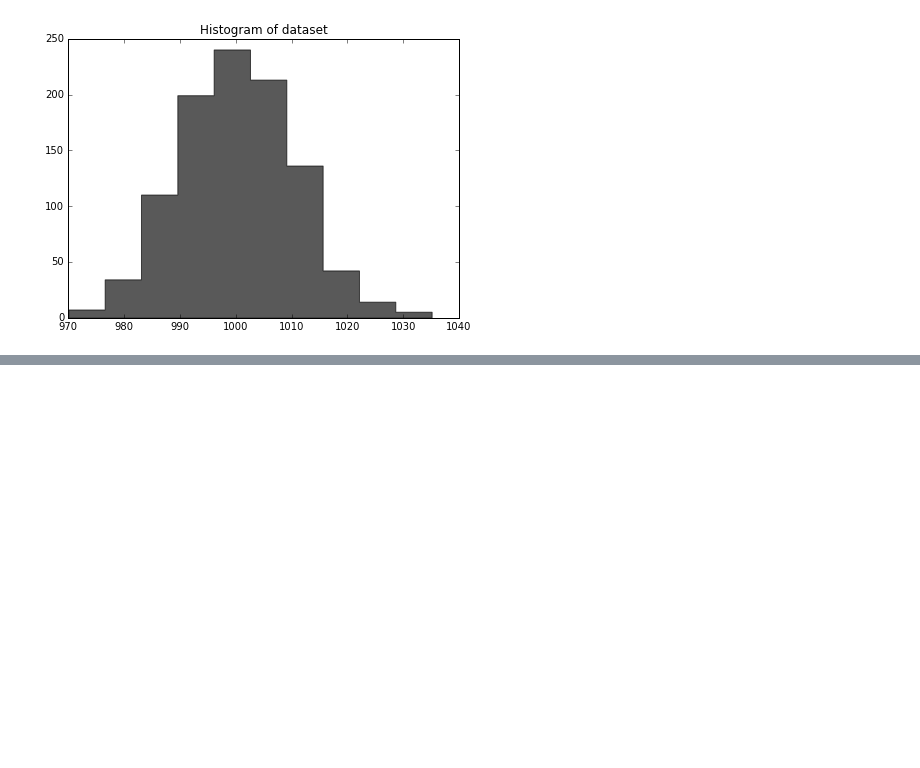
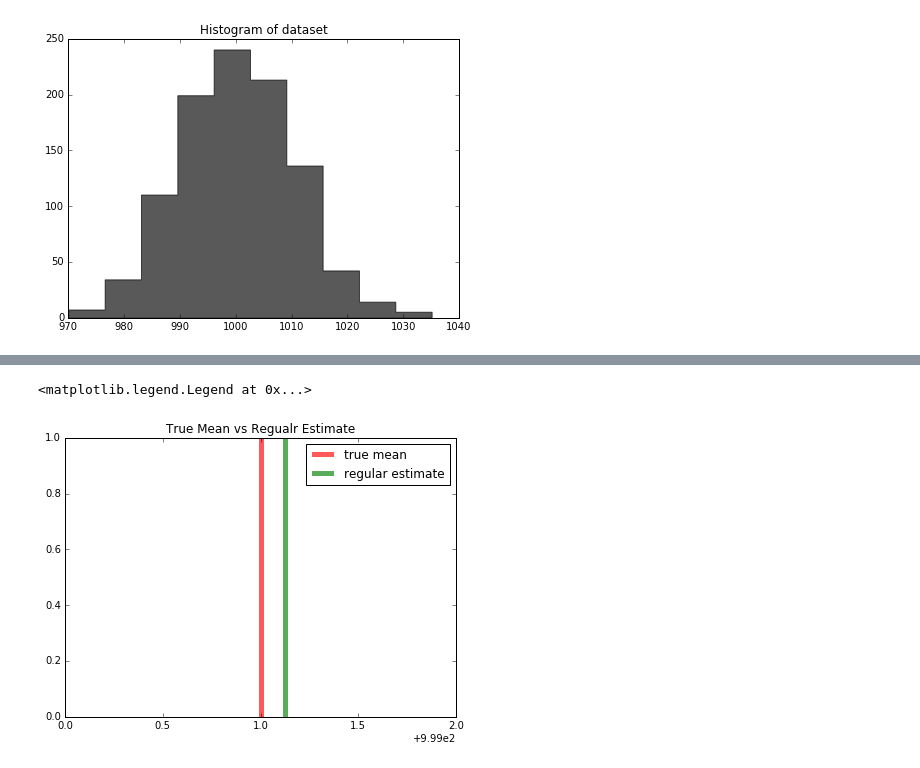
Before and after one commit to sawsimeon/Rnewbie, a Jupyter notebook: Scikit-Learn Cookbook Part 2.ipynb, the cells around one changed output, grey strips where cells are left out. Drawn from its saved outputs; the diff is of its cells as text; code cells hidden in the pictures; blank space fills up the shorter version.

```diff
--- a/Scikit-Learn Cookbook Part 2.ipynb
+++ b/Scikit-Learn Cookbook Part 2.ipynb
@@ -760,0 +767,4 @@ ax.set_title("Histogram of dataset");
+# %%
+fitting_set = dataset[500:]
+# %%
+estimate = fitting_set[:N/2].mean()
@@ -760,0 +773,12 @@ ax.set_title("Histogram of dataset");
+# %%
+f, ax = plt.subplots(figsize = (7, 5))
+ax.set_title("True Mean vs Regualr Estimate")
+ax.vlines(true_loc, 0, 1, color = 'r', linestyles = '-', lw = 5,
+          alpha = .65, label = 'true mean')
+ax.vlines(estimate, 0, 1, color = 'g', linestyles = '-', lw = 5,
+         alpha = .65, label = 'regular estimate')
+ax.set_xlim(999, 1001)
+ax.legend()
+# %% [output]
+<matplotlib.legend.Legend at 0x...>
+[figure, added]
```
Also changed, not shown: parts of 120 cells of this notebook.
